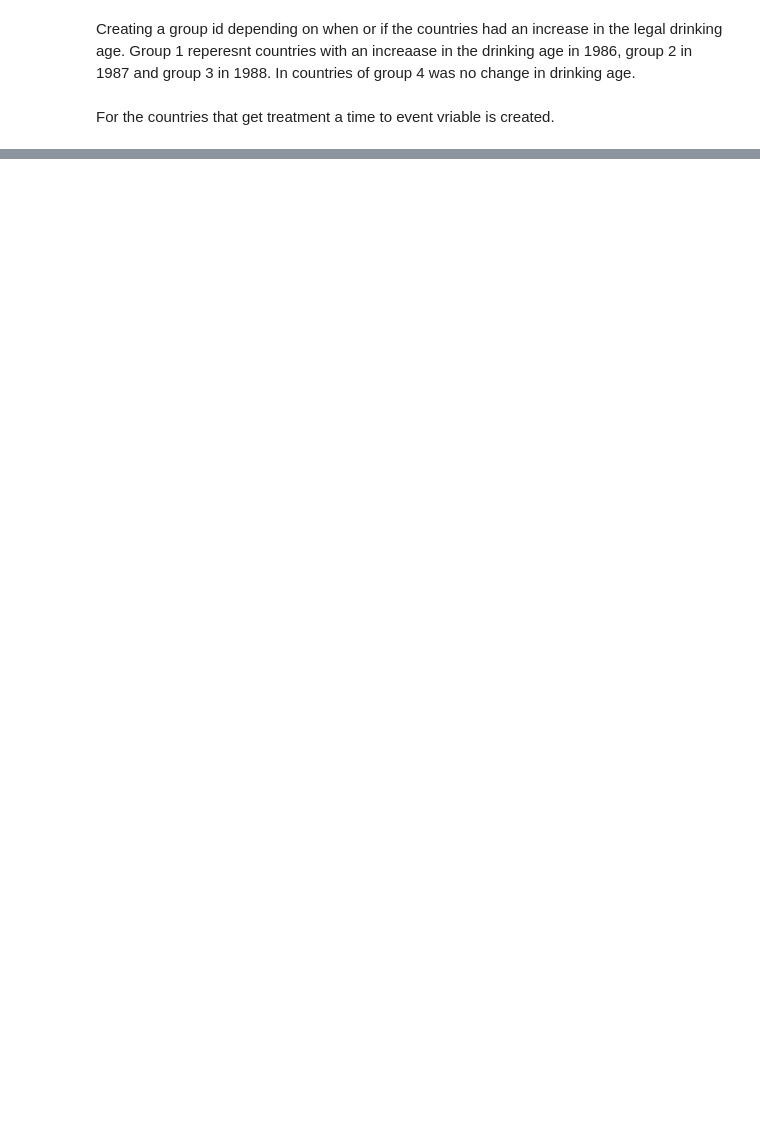
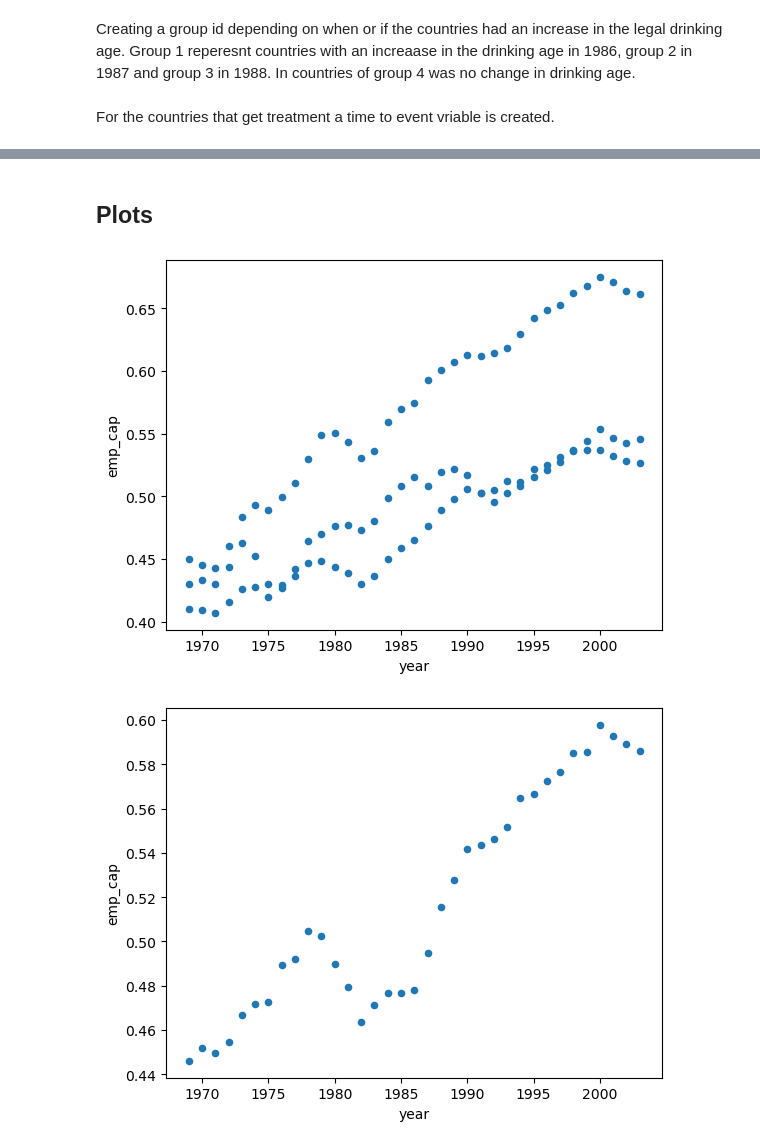
Before and after one commit to NumEconCopenhagen/projects-2024-josh-joshua-and-lyonell, a Jupyter notebook: Dataproject_Joshua/dataproject.ipynb, the cells around one changed output, grey strips where cells are left out. Saved outputs shown, nothing was run; the diff lists cells and outputs as text; code cells hidden in the pictures; blank space fills up the shorter version.

Commit message:
added plots

```diff
--- a/Dataproject_Joshua/dataproject.ipynb
+++ b/Dataproject_Joshua/dataproject.ipynb
@@ -526,3 +510,12 @@ di_pop_emp.head(10)
 | 7 | Minnesota | 1969 | 3270.0 | 3758000.0 | 1690875.0 | 780755.0 | 0.449940 | 0.207758 | 1 | -17.0 |
 | 8 | Missouri | 1969 | 3085.0 | 4640000.0 | 2215957.0 | 954468.0 | 0.477577 | 0.205704 | 4 | NaN |
 | 9 | Nevada | 1969 | 3830.0 | 480000.0 | 243701.0 | 131902.0 | 0.507710 | 0.274796 | 4 | NaN |
+# %% [markdown]
+## Plots
+# %%
+di_pop_emp.groupby('group_id').plot(kind = 'scatter', x = 'year', y = 'emp_cap')
+
+plt.show()
+# %% [output]
+[figure, added]
+[figure, added]
```
Also changed, not shown: parts of 6 cells of this notebook.
